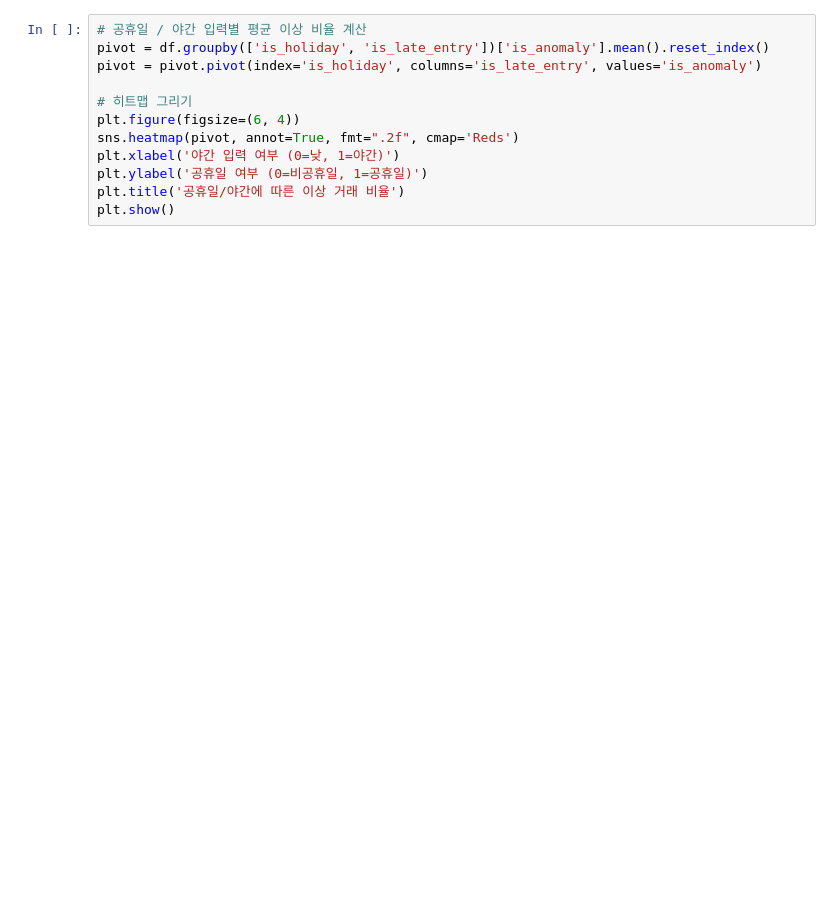
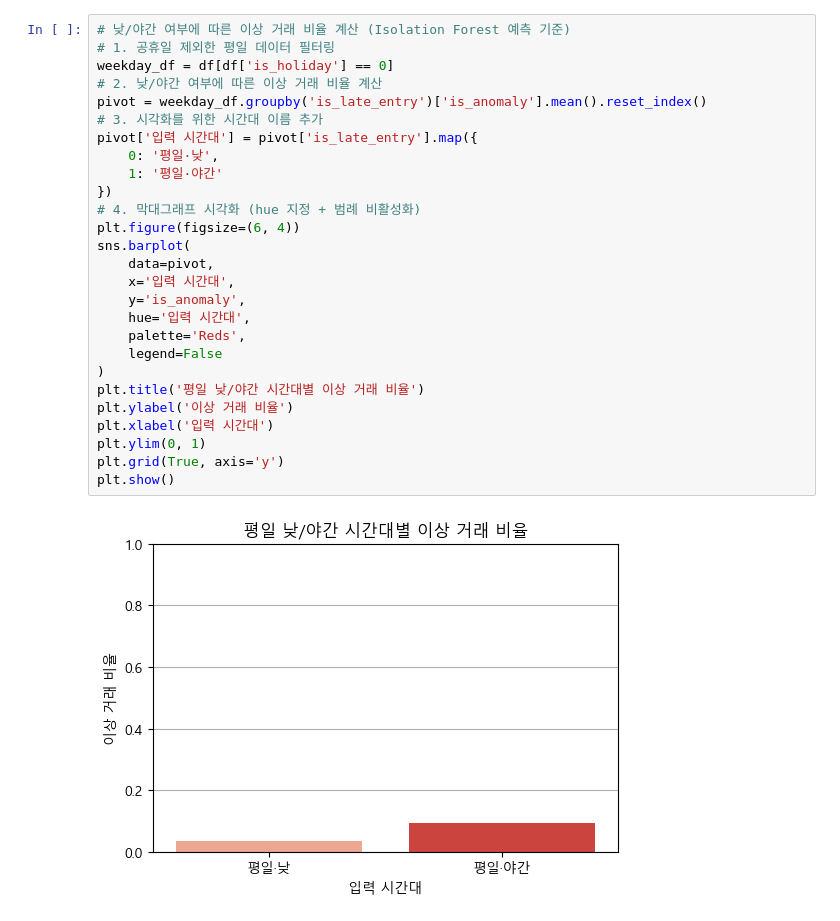
Before and after one commit to HyunSu1313/FraudDetction, a Jupyter notebook: notebooks/fraud_detection_final.ipynb, the cells around one changed output. Saved outputs shown, nothing was run; the diff lists cells and outputs as text; blank space fills up the shorter version.

```diff
--- a/notebooks/fraud_detection_final.ipynb
+++ b/notebooks/fraud_detection_final.ipynb
@@ -187,12 +250,29 @@ plt.show()
 # %%
-# 공휴일 / 야간 입력별 평균 이상 비율 계산
-pivot = df.groupby(['is_holiday', 'is_late_entry'])['is_anomaly'].mean().reset_index()
-pivot = pivot.pivot(index='is_holiday', columns='is_late_entry', values='is_anomaly')
-
-# 히트맵 그리기
+# 낮/야간 여부에 따른 이상 거래 비율 계산 (Isolation Forest 예측 기준)
+# 1. 공휴일 제외한 평일 데이터 필터링
+weekday_df = df[df['is_holiday'] == 0]
+# 2. 낮/야간 여부에 따른 이상 거래 비율 계산
+pivot = weekday_df.groupby('is_late_entry')['is_anomaly'].mean().reset_index()
+# 3. 시각화를 위한 시간대 이름 추가
+pivot['입력 시간대'] = pivot['is_late_entry'].map({
+    0: '평일·낮',
+    1: '평일·야간'
+})
+# 4. 막대그래프 시각화 (hue 지정 + 범례 비활성화)
 plt.figure(figsize=(6, 4))
-sns.heatmap(pivot, annot=True, fmt=".2f", cmap='Reds')
-plt.xlabel('야간 입력 여부 (0=낮, 1=야간)')
-plt.ylabel('공휴일 여부 (0=비공휴일, 1=공휴일)')
-plt.title('공휴일/야간에 따른 이상 거래 비율')
+sns.barplot(
+    data=pivot,
+    x='입력 시간대',
+    y='is_anomaly',
+    hue='입력 시간대',
+    palette='Reds',
+    legend=False
+)
+plt.title('평일 낮/야간 시간대별 이상 거래 비율')
+plt.ylabel('이상 거래 비율')
+plt.xlabel('입력 시간대')
+plt.ylim(0, 1)
+plt.grid(True, axis='y')
 plt.show()
+# %% [output]
+[figure, added]
```
Also changed, not shown: parts of 15 cells of this notebook.
